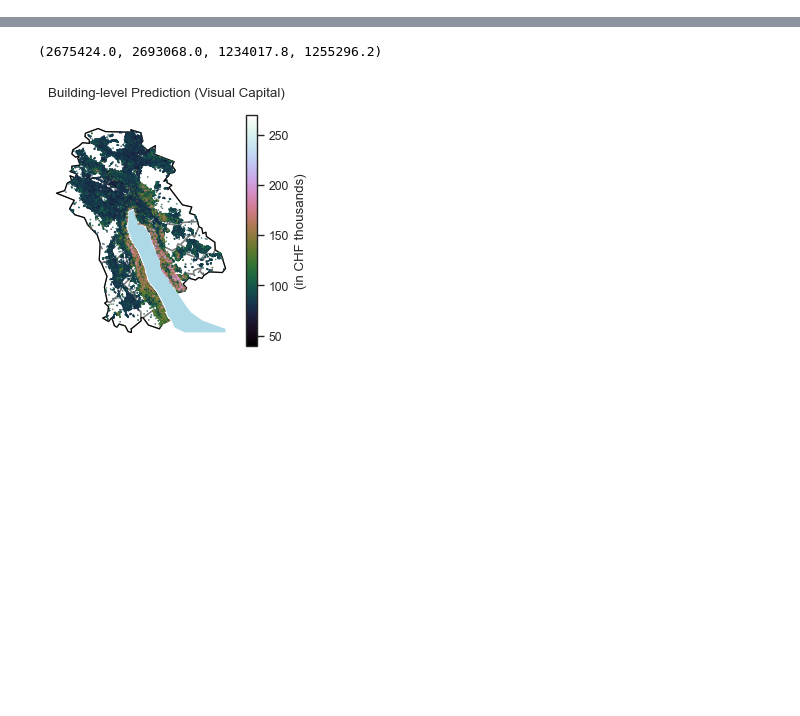
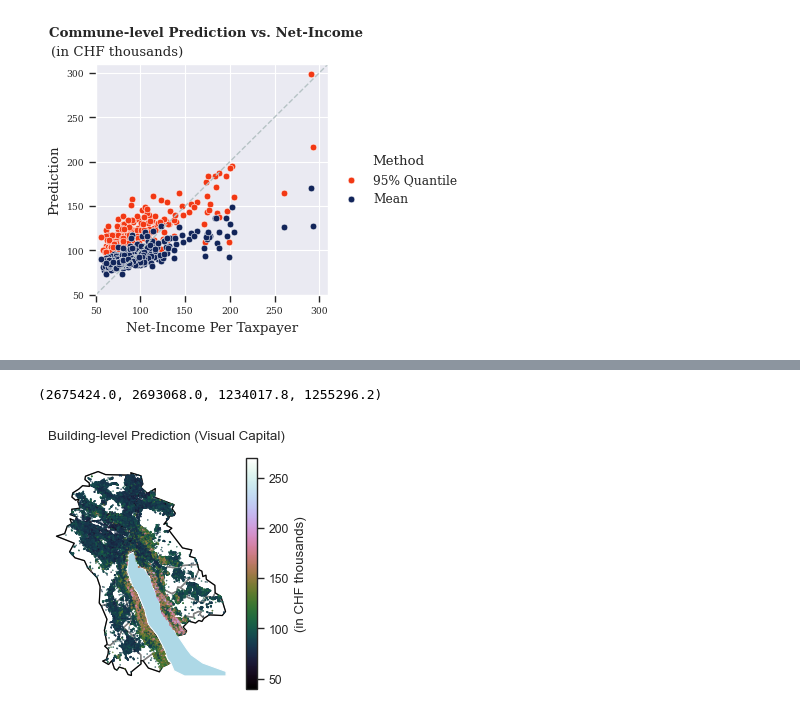
Before and after one commit to AdamSwietek/LUP_VisualCapital, a Jupyter notebook: notebooks/explore/explore_model_error.ipynb, the cells around one changed output, grey strips where cells are left out. Saved outputs shown, nothing was run; the diff lists cells and outputs as text; code cells hidden in the pictures; blank space fills up the shorter version.

```diff
--- a/notebooks/explore/explore_model_error.ipynb
+++ b/notebooks/explore/explore_model_error.ipynb
@@ -13,3 +24,6 @@ sns.set_context("paper", font_scale = 1)
+# %%
+from palettable import wesanderson
+color_palette = wesanderson.Zissou_5.mpl_colors
 # %%
 # dataset = pd.read_pickle('../../geodata/results/01_master_building_dataset.pkl')
 dataset = pd.read_pickle('../../../geodata/results/01_master_building_dataset.pkl')
@@ -52,0 +84,40 @@ dfm['err_skew'] = dat.reset_index().groupby('GMDNAME')['error'].skew()
+# %%
+f, ax = plt.subplots(figsize = (3,3))
+
+sns.scatterplot(data = dfcomm, ax = ax,
+            x = 'net_income_ptp', y = '95%',
+            color = color_palette[2],#wesanderson.Zissou_5.mpl_colors[2],
+            edgecolor="white",
+            # alpha = .75,
+            label = '95% Quantile')
+sns.scatterplot(data = dfcomm, ax = ax,
+            x = 'net_income_ptp', y = 'mean',
+            color = color_palette[1],#wesanderson.Zissou_5.mpl_colors[1],
+            edgecolor="white",
+            # alpha = .75,
+            label = 'Mean')
+
+sns.move_legend(ax, "center left",frameon = False, title = 'Method', bbox_to_anchor=(1,.5))
+
+
+ax.set_xlabel("Net-Income Per Taxpayer")
+ax.set_ylabel('Prediction')
+
+# ax.yaxis.grid(color='lightgrey', linestyle='dashed', lw = .5)
+# ax.xaxis.grid(color='lightgrey', linestyle='dashed', lw = .5)
+
+# sns.despine(left=False,top=True,right = True, bottom=False)
+# ax.spines[['left','bottom']].set_linewidth(1.1)
+
+ax.set_title('Commune-level Prediction vs. Net-Income',loc = 'left', x = -.2,wrap = True,fontweight = 'bold', pad = 20)
+ax.text(s = '(in CHF thousands)', x= 0,y =320 )
+
+ax.tick_params(axis = 'both', which = 'major', bottom=True, left = True)
+
+ax.axline((50,50), slope = 1, color = color_palette[4], ls = 'dashed', lw = 1)
+ax.set_ylim(50,310)
+ax.set_xlim(50,310)
+
+plt.savefig('../../../LUP_VisualCapital/figs/fig2_ch_commune_aggregated.pdf',bbox_inches = 'tight')
+# %% [output]
+[figure, added]
```
Also changed, not shown: parts of 24 cells of this notebook, 4 other files.
